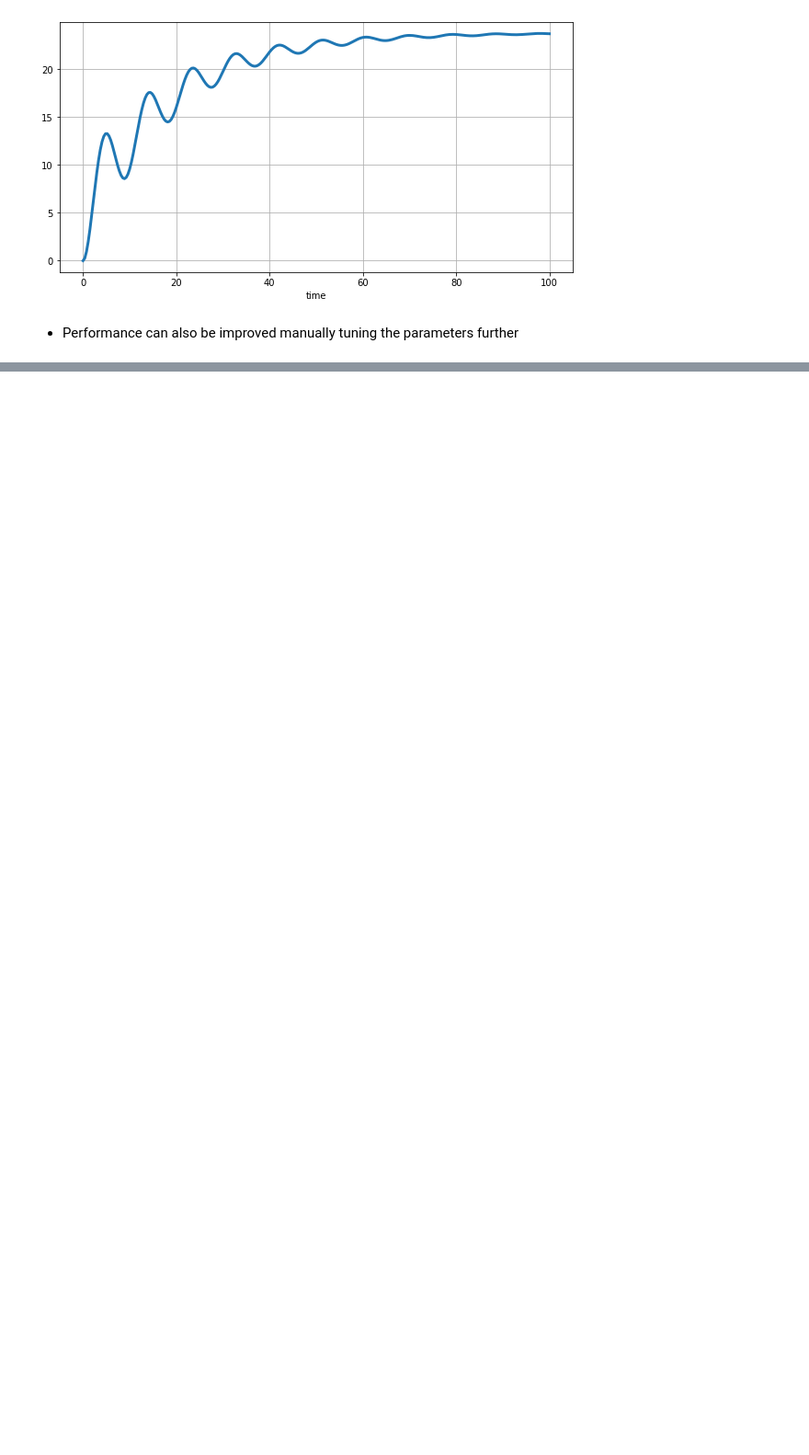
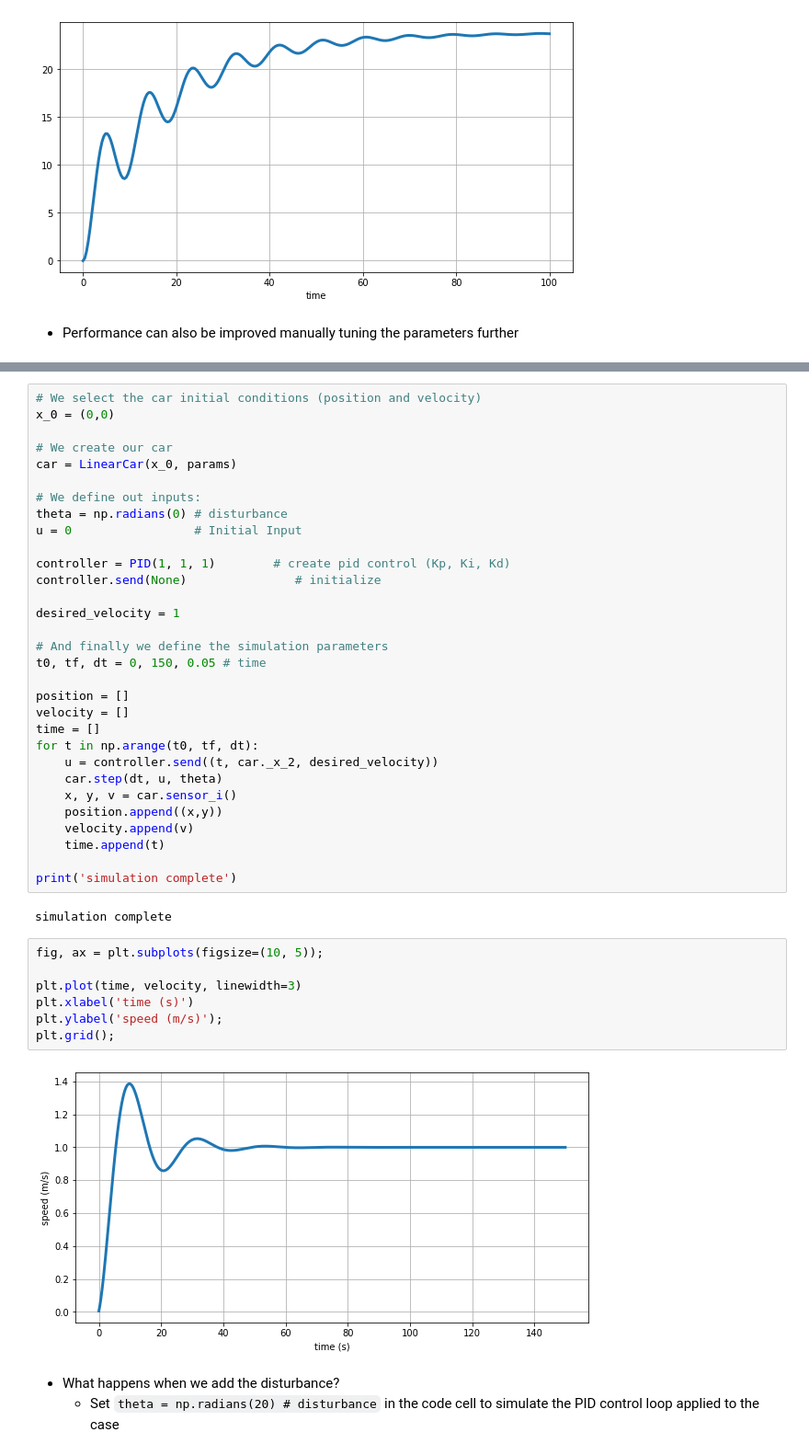
Before and after one commit to andreamunafo/classical_control_theory, a Jupyter notebook: 16_PID_Control.ipynb, the cells around one changed output, grey strips where cells are left out. Shown: that part at 92% size. Cells and saved outputs as stored; diff of their text form; blank space fills up the shorter version.

```diff
--- a/16_PID_Control.ipynb
+++ b/16_PID_Control.ipynb
@@ -435,0 +713,45 @@ $$
+# %%
+# We select the car initial conditions (position and velocity)
+x_0 = (0,0)
+
+# We create our car
+car = LinearCar(x_0, params)
+
+# We define out inputs:
+theta = np.radians(0) # disturbance
+u = 0                 # Initial Input
+
+controller = PID(1, 1, 1)        # create pid control (Kp, Ki, Kd)
+controller.send(None)               # initialize
+
+desired_velocity = 1
+
+# And finally we define the simulation parameters
+t0, tf, dt = 0, 150, 0.05 # time
+
+position = []
+velocity = []
+time = []
+for t in np.arange(t0, tf, dt):
+    u = controller.send((t, car._x_2, desired_velocity))
+    car.step(dt, u, theta)
+    x, y, v = car.sensor_i()
+    position.append((x,y))
+    velocity.append(v)
+    time.append(t)
+
+print('simulation complete')
+# %% [output]
+simulation complete
+# %%
+fig, ax = plt.subplots(figsize=(10, 5));
+
+plt.plot(time, velocity, linewidth=3)
+plt.xlabel('time (s)')
+plt.ylabel('speed (m/s)');
+plt.grid();
+# %% [output]
+[figure, added]
+# %% [markdown]
+- What happens when we add the disturbance?
+  - Set `theta = np.radians(20) # disturbance` in the code cell to simulate the PID control loop applied to the case
```
Also changed, not shown: parts of 77 cells of this notebook.
